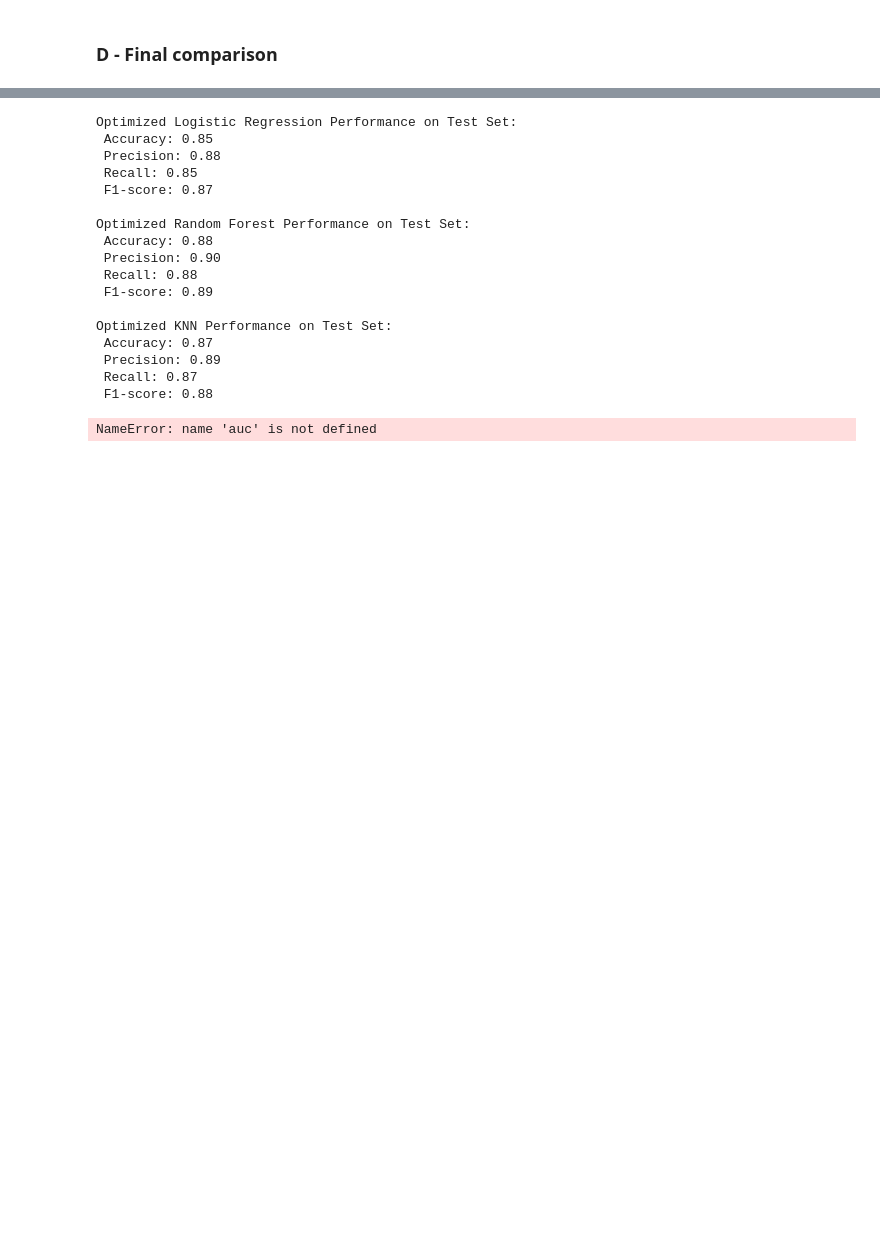
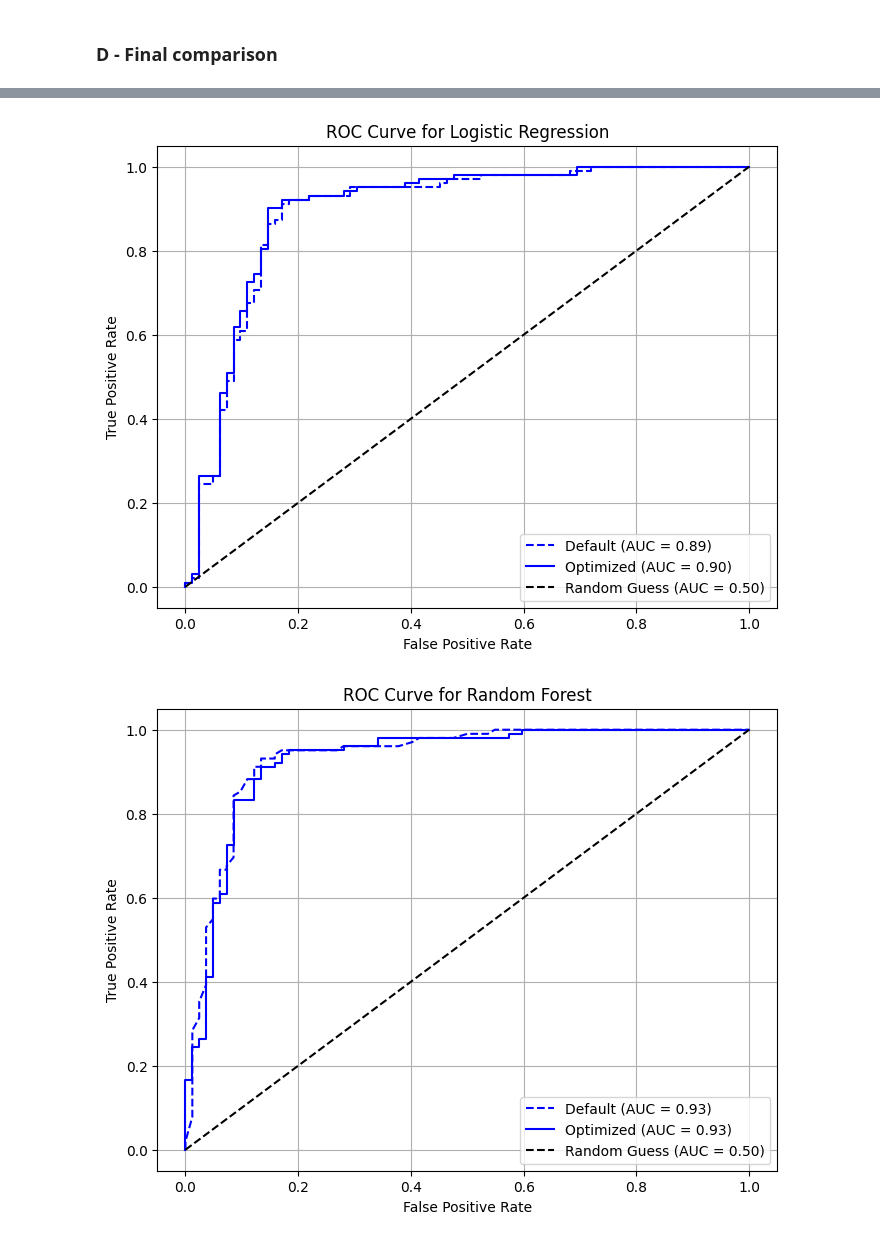
Before and after one commit to TechNalp/ai_hearth_-diseases_detection, a Jupyter notebook: hearth_disease_prediction.ipynb, the cells around one changed output, grey strips where cells are left out. Drawn from its saved outputs; the diff is of its cells as text; code cells hidden in the pictures; blank space fills up the shorter version.

```diff
--- a/hearth_disease_prediction.ipynb
+++ b/hearth_disease_prediction.ipynb
@@ -899,73 +923,32 @@ K-Nearest Neighbors:
-# %%
-best_lr_pipeline = lr_gridsearch.best_estimator_
-best_rf_pipeline = rf_randsearch.best_estimator_
-best_knn_pipeline = knn_gridsearch.best_estimator_
-
-final_models = {
-    "Optimized Logistic Regression": best_lr_pipeline,
-    "Optimized Random Forest": best_rf_pipeline,
-    "Optimized KNN": best_knn_pipeline
-}
-
-for model_name, model_pipeline in final_models.items():
-    y_test_pred = model_pipeline.predict(X_test)
-
-    acc = accuracy_score(y_test, y_test_pred)
-    prec = precision_score(y_test, y_test_pred)
-    rec = recall_score(y_test, y_test_pred)
-    f1_ = f1_score(y_test, y_test_pred)
-
-    print(f"{model_name} Performance on Test Set:")
-    print(f" Accuracy: {acc:.2f}")
-    print(f" Precision: {prec:.2f}")
-    print(f" Recall: {rec:.2f}")
-    print(f" F1-score: {f1_:.2f}\n")
-# %% [output]
-Optimized Logistic Regression Performance on Test Set:
- Accuracy: 0.85
- Precision: 0.88
- Recall: 0.85
- F1-score: 0.87
-
-Optimized Random Forest Performance on Test Set:
- Accuracy: 0.88
- Precision: 0.90
- Recall: 0.88
- F1-score: 0.89
-
-Optimized KNN Performance on Test Set:
- Accuracy: 0.87
- Precision: 0.89
- Recall: 0.87
- F1-score: 0.88
 # %%
 def plot_roc_curve(model_name, default_pipeline, optimized_pipeline, X_train, y_train, X_test, y_test):
     # Default model
     default_pipeline.fit(X_train, y_train)
     y_test_proba_default = default_pipeline.predict_proba(X_test)[:, 1]
     fpr_default, tpr_default, _ = roc_curve(y_test, y_test_proba_default)
-    roc_auc_default = auc(fpr_default, tpr_default)
+    roc_auc_default = roc_auc_score(y_test, y_test_proba_default)
 
     # Optimized model
     optimized_pipeline.fit(X_train, y_train)
     y_test_proba_optimized = optimized_pipeline.predict_proba(X_test)[:, 1]
     fpr_optimized, tpr_optimized, _ = roc_curve(y_test, y_test_proba_optimized)
-    roc_auc_optimized = auc(fpr_optimized, tpr_optimized)
+    roc_auc_optimized = roc_auc_score(y_test, y_test_proba_optimized)
 
     plt.figure(figsize=(8, 6))
     plt.plot(fpr_default, tpr_default, 'b--', label=f"Default (AUC = {roc_auc_default:.2f})")
     plt.plot(fpr_optimized, tpr_optimized, 'b-', label=f"Optimized (AUC = {roc_auc_optimized:.2f})")
     plt.plot([0, 1], [0, 1], 'k--', label="Random Guess (AUC = 0.50)")
 
     plt.xlabel("False Positive Rate")
     plt.ylabel("True Positive Rate")
     plt.title(f"ROC Curve for {model_name}")
     plt.legend(loc="lower right")
     plt.grid()
     plt.show()
 
 for model_name, default_pipeline in pipelines.items():
     optimized_pipeline = final_models[f"Optimized {model_name}"]
     plot_roc_curve(model_name, default_pipeline, optimized_pipeline, X_train, y_train, X_test, y_test)
 # %% [output]
-NameError: name 'auc' is not defined
+[figure, added]
+[figure, added]
```
Also changed, not shown: parts of 9 cells of this notebook.
